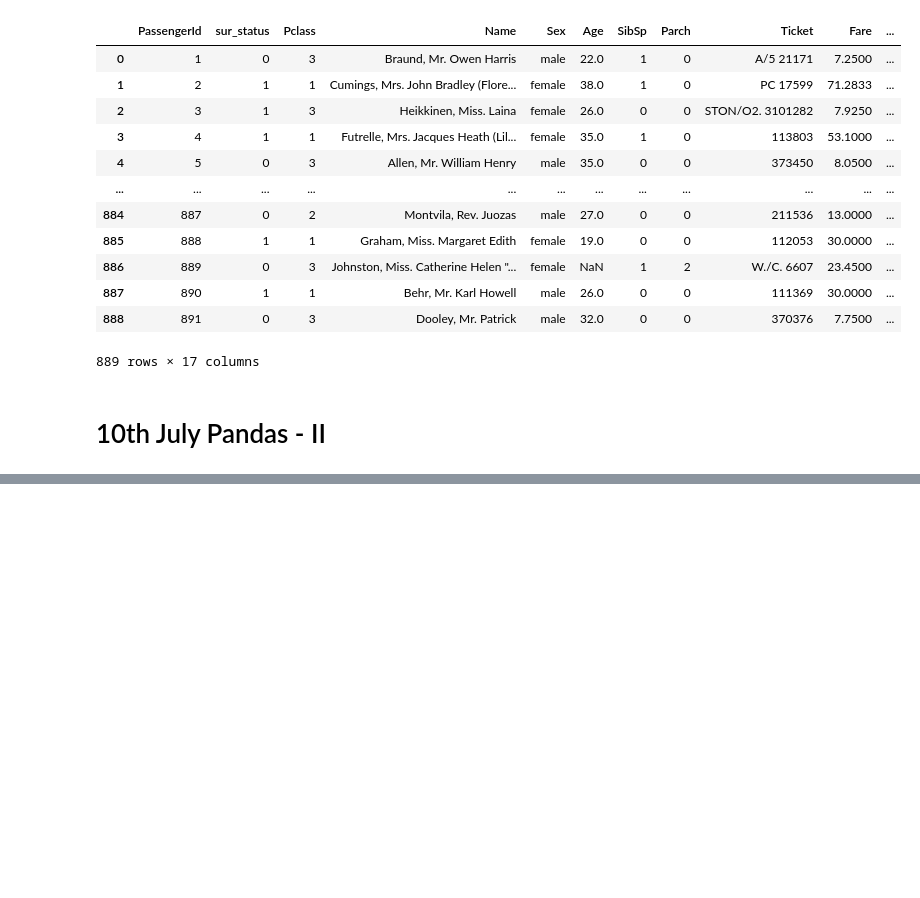
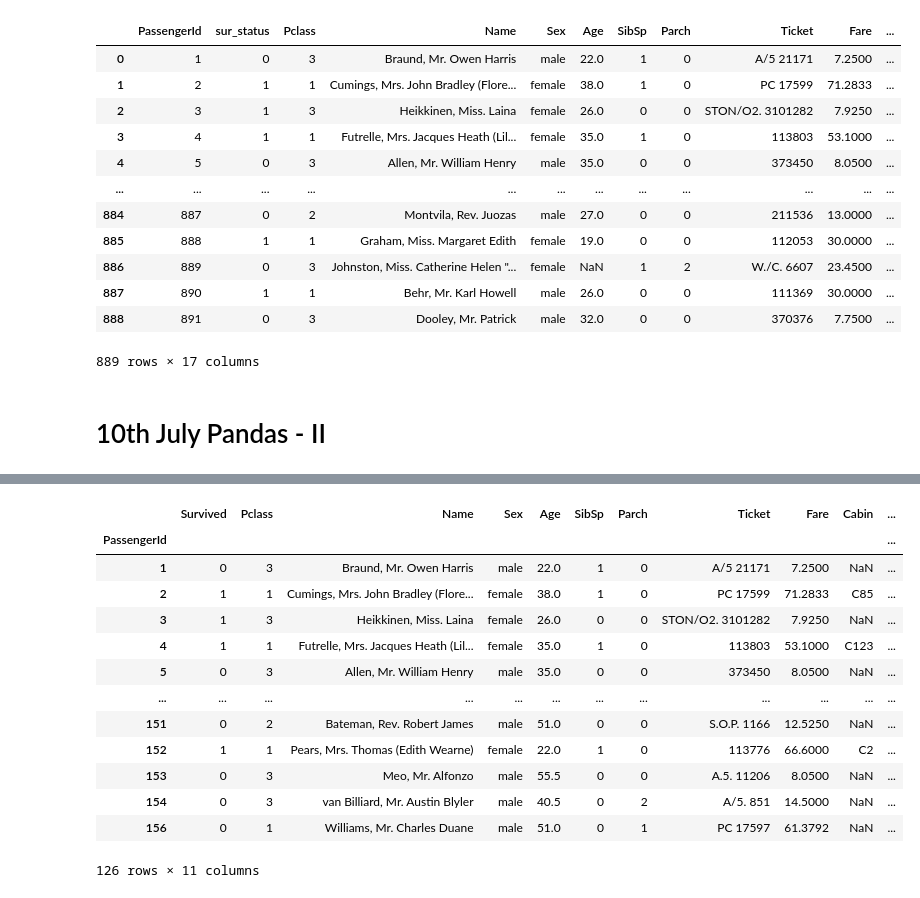
Before and after one commit to KarthikRaghavan-Annamalai/Data-Science-Machine-Learning, a Jupyter notebook: Notebooks/Data_Science_Machine_Learning_Part_6.ipynb, the cells around one changed output, grey strips where cells are left out. Drawn from its saved outputs; the diff is of its cells as text; code cells hidden in the pictures; blank space fills up the shorter version.

```diff
--- a/Notebooks/Data_Science_Machine_Learning_Part_6.ipynb
+++ b/Notebooks/Data_Science_Machine_Learning_Part_6.ipynb
@@ -324,0 +884,2 @@ pd.read_csv(r'https://raw.githubusercontent.com/abhishekchhibber/Titanic-Data-Vi
+# %%
+titanic_dataset.index = range(100,226)
@@ -324,0 +902,2 @@ pd.read_csv(r'https://raw.githubusercontent.com/abhishekchhibber/Titanic-Data-Vi
+# %%
+titanic_dataset.reset_index(inplace=True)
@@ -324,0 +920,21 @@ pd.read_csv(r'https://raw.githubusercontent.com/abhishekchhibber/Titanic-Data-Vi
+# %%
+titanic_dataset.set_index('PassengerId',inplace=True)
+# %%
+titanic_dataset.drop('index',axis = 1,inplace=True)
+# %%
+titanic_dataset
+# %% [output]
+|  | Survived | Pclass | Name | Sex | Age | SibSp | Parch | Ticket | Fare | Cabin | ... |
+| PassengerId |  |  |  |  |  |  |  |  |  |  | ... |
+| 1 | 0 | 3 | Braund, Mr. Owen Harris | male | 22.0 | 1 | 0 | A/5 21171 | 7.2500 | NaN | ... |
+| 2 | 1 | 1 | Cumings, Mrs. John Bradley (Flore... | female | 38.0 | 1 | 0 | PC 17599 | 71.2833 | C85 | ... |
+| 3 | 1 | 3 | Heikkinen, Miss. Laina | female | 26.0 | 0 | 0 | STON/O2. 3101282 | 7.9250 | NaN | ... |
+| 4 | 1 | 1 | Futrelle, Mrs. Jacques Heath (Lil... | female | 35.0 | 1 | 0 | 113803 | 53.1000 | C123 | ... |
+| 5 | 0 | 3 | Allen, Mr. William Henry | male | 35.0 | 0 | 0 | 373450 | 8.0500 | NaN | ... |
+| ... | ... | ... | ... | ... | ... | ... | ... | ... | ... | ... | ... |
+| 151 | 0 | 2 | Bateman, Rev. Robert James | male | 51.0 | 0 | 0 | S.O.P. 1166 | 12.5250 | NaN | ... |
+| 152 | 1 | 1 | Pears, Mrs. Thomas (Edith Wearne) | female | 22.0 | 1 | 0 | 113776 | 66.6000 | C2 | ... |
+| 153 | 0 | 3 | Meo, Mr. Alfonzo | male | 55.5 | 0 | 0 | A.5. 11206 | 8.0500 | NaN | ... |
+| 154 | 0 | 3 | van Billiard, Mr. Austin Blyler | male | 40.5 | 0 | 2 | A/5. 851 | 14.5000 | NaN | ... |
+| 156 | 0 | 1 | Williams, Mr. Charles Duane | male | 51.0 | 0 | 1 | PC 17597 | 61.3792 | NaN | ... |
+126 rows × 11 columns
```
Also changed, not shown: parts of 82 cells of this notebook.
